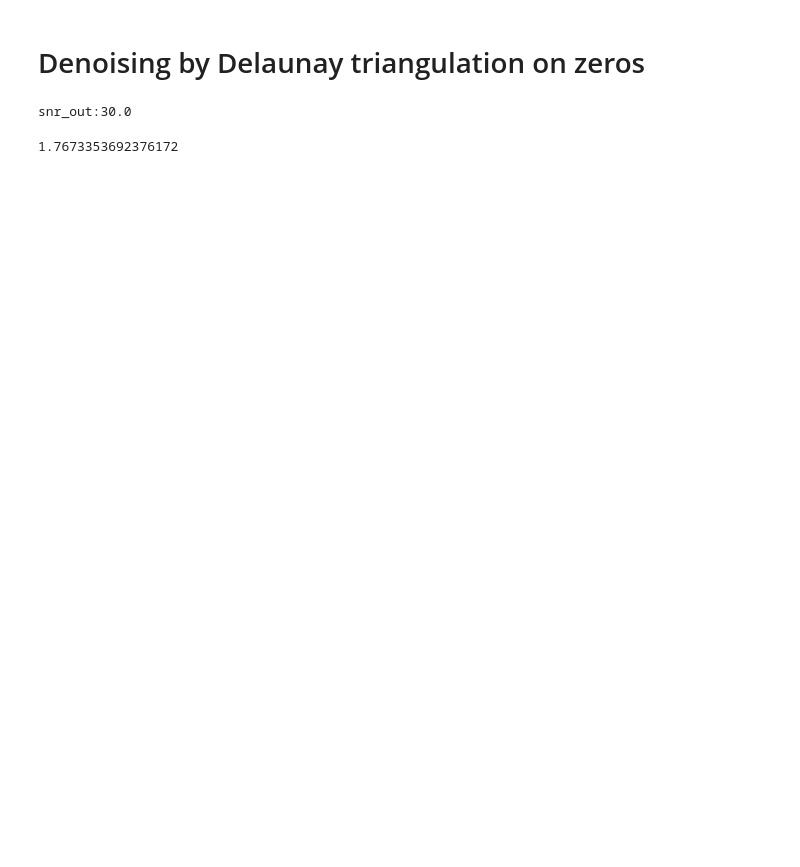
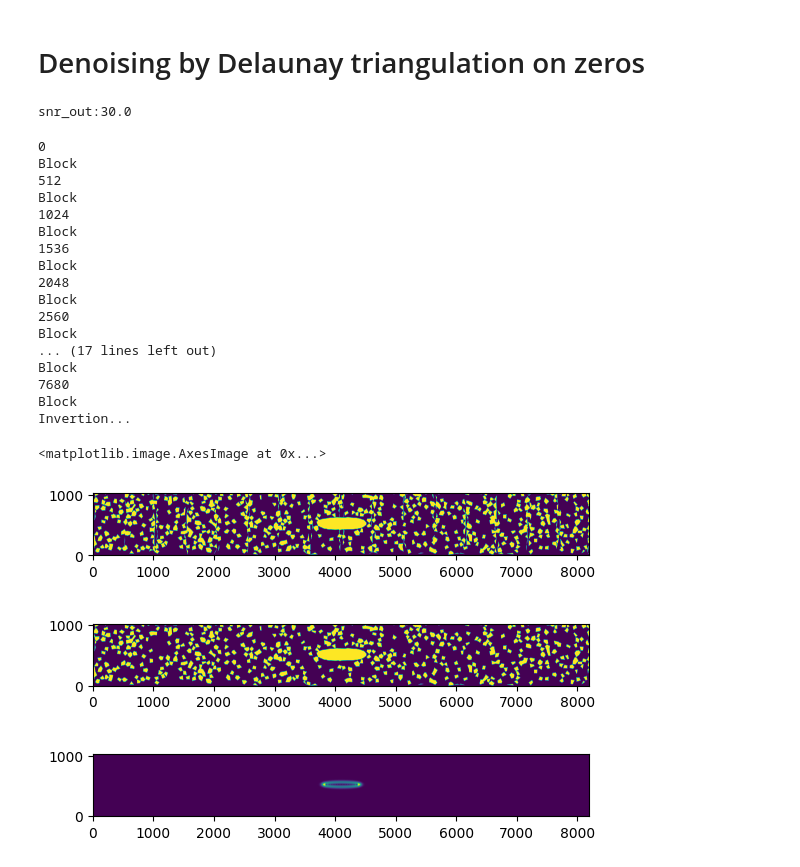
Before and after one commit to jmiramont/benchmarks-detection-denoising, a Jupyter notebook: notebooks/demo_method_delaunay_triangulation.ipynb, the cells around one changed output. Saved outputs shown, nothing was run; the diff lists cells and outputs as text; code cells hidden in the pictures; blank space fills up the shorter version.

```diff
--- a/notebooks/demo_method_delaunay_triangulation.ipynb
+++ b/notebooks/demo_method_delaunay_triangulation.ipynb
@@ -12,21 +12,22 @@ from methods.method_delaunay_triangulation import delaunay_triangulation_denoisi
 # %%
-np.random.seed(10)
+# np.random.seed(10)
 # signal parameters
 SNRin = 30
-N = 2**10
+N = 2**13
 # Nsub = 2**12
 sbank = SignalBank(N=N,)
 tmin = sbank.tmin
 tmax = sbank.tmax
 # s = sbank.signal_linear_chirp()
-s = sbank.signal_mc_parallel_chirps_unbalanced()
+# s = sbank.signal_mc_parallel_chirps_unbalanced()
 # s = sbank.signal_mc_parallel_chirps()
 
 # s = sbank.signal_mc_multi_linear()
 # s = sbank.signal_cos_chirp()
-s = sbank.signal_mc_double_cos_chirp()
+# s = sbank.signal_mc_double_cos_chirp()
 # s = sbank.signal_mc_on_off_tones()
 # s = sbank.signal_mc_synthetic_mixture_2() # Mala.
+s = sbank.signal_hermite_function()
 # s = sbank.signal_mc_multi_cos_2()
 
 signal, noise = add_snr(s,SNRin, complex_noise=False)
@@ -34,20 +35,54 @@ signal, noise = add_snr(s,SNRin, complex_noise=False)
 # %% [output]
 snr_out:30.0
 # %%
-Nfft = 2*N
-g,T = get_round_window(Nfft)
-Lx = Nfft/T
-S, F, stft_padded, Npad = get_spectrogram(signal, window = g)
+# Nfft = 2*N
+# g,T = get_round_window(Nfft)
+# Lx = Nfft/T
+# S, F, stft_padded, Npad = get_spectrogram(signal, window = g)
+
+mask, stft, signal_output = block_based_dt_denoising(signal,
+                                block_len=1024,
+                                grouping = False,
+                                min_group_size=5,
+                                LB = 1.6,
+                                )
+
 output = delaunay_triangulation_denoising(signal,
-                                            return_dic = True,
-                                            adapt_thr=True,
-                                            grouping = False,
-                                            min_group_size=4,
-                                            # LB = 1.6,
-                                            )
-signal_output, mask, tri, tri_select, zeros = ( output[key] for key in
+                                return_dic=True,
+                                grouping = False,
+                                Nfft = 2*1024,
+                                # min_group_size=5,
+                                LB = 1.6,
+                                )
+
+signal_output2, mask2, _, _, _ = ( output[key] for key in
                                     ('s_r','mask','tri','tri_select','zeros')
                                     )
+
+#  = block_based_dt_denoising(signal,block_len=1024)
+
+fig, axs = plt.subplots(3,1)
+axs[0].imshow(mask, origin='lower')
+axs[1].imshow(mask2, origin='lower')
+axs[2].imshow(np.abs(stft), origin='lower')
 # %% [output]
-1.7673353692376172
+0
+Block
+512
+Block
+1024
+Block
+1536
+Block
+2048
+Block
+2560
+Block
+... (17 lines left out)
+Block
+7680
+Block
+Invertion...
+<matplotlib.image.AxesImage at 0x...>
+[figure, added]
 # %%
```
Also changed, not shown: parts of 3 cells of this notebook, 8 other files.
